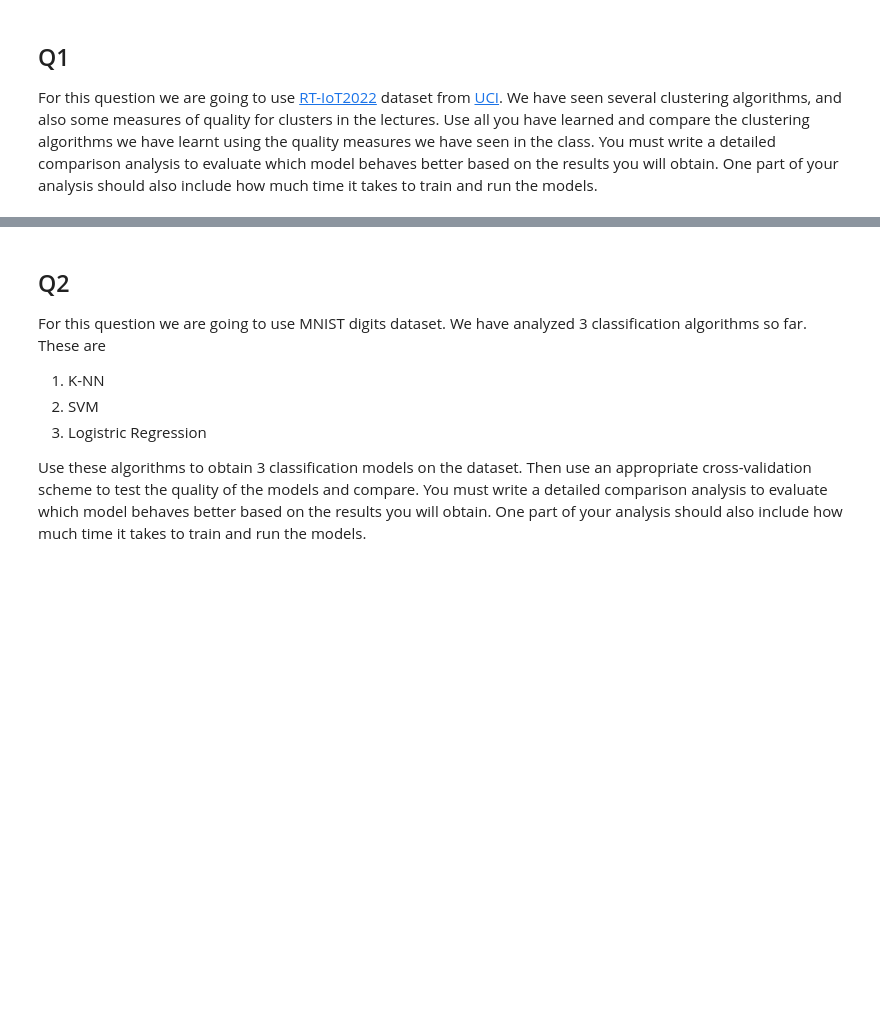
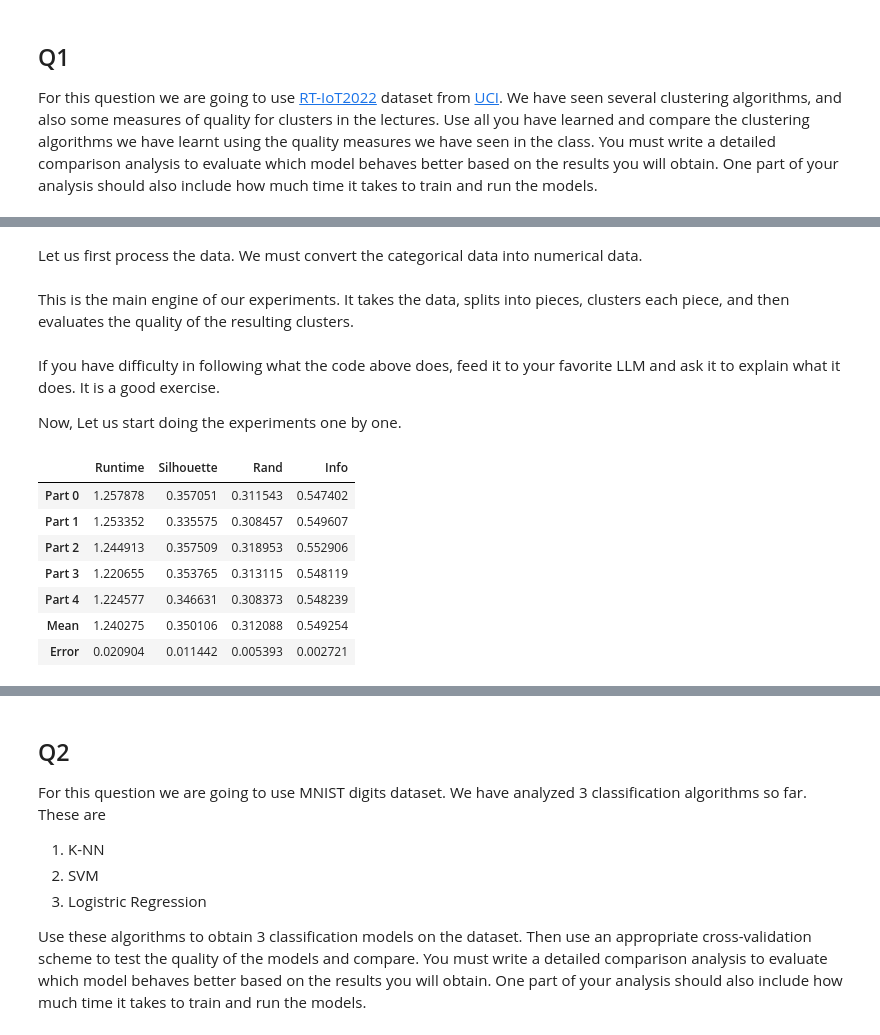
Before and after one commit to kaygun/MYZ309E, a Jupyter notebook: HWs/HW2.ipynb, the cells around one changed output, grey strips where cells are left out. Saved outputs shown, nothing was run; the diff lists cells and outputs as text; code cells hidden in the pictures; blank space fills up the shorter version.

```diff
--- a/HWs/HW2.ipynb
+++ b/HWs/HW2.ipynb
@@ -43,6 +55,9 @@ For this question we are going to use [RT-IoT2022](https://archive.ics.uci.edu/d
 # %%
-rt_iot2022 = fetch_ucirepo(id=942)
+#rt_iot2022 = fetch_ucirepo(id=942)
 
-X = rt_iot2022.data.features
-y = rt_iot2022.data.targets
-y = y.to_numpy().reshape(-1)
+rt_iot2022 = pd.read_csv('../data/RT_IOT2022.csv')
+processed = rt_iot2022.sample(frac=1, random_state=42).reset_index(drop=True)
+X = rt_iot2022.iloc[:,1:84]
+y = np.array(rt_iot2022.iloc[:,84])
+# %% [markdown]
+Let us first process the data. We must convert the categorical data into numerical data.
@@ -48,0 +77,51 @@ y = y.to_numpy().reshape(-1)
+# %% [markdown]
+This is the main engine of our experiments. It takes the data, splits into pieces, clusters each piece, and then evaluates the quality of the resulting clusters.
+# %%
+def error_bound(data, confidence=0.95):
+    n = len(data)
+    mean = np.mean(data)
+    std_err = np.std(data, ddof=1) / np.sqrt(n)
+    margin = std_err * st.t.ppf((1 + confidence) / 2, n - 1)
+    return mean, margin
+
+def clustering_experiment(model, X, y, pieces=5):
+    N = X.shape[0]
+    rng = np.random.default_rng()
+    permuted_indices = rng.permutation(N)
+    indices = [int(x) for x in np.linspace(0, 1, pieces+1)*N]
+    results = {'Runtime': [],
+               'Silhouette': [],
+               'Rand': [],
+               'Info': []}
+    for i,j in zip(indices,indices[1:]):
+        X_part = X[permuted_indices[i:j],:]
+        y_part = y[permuted_indices[i:j]]
+        start_time = time.time()
+        labels = model.fit_predict(X_part)
+        end_time = time.time()
+        results['Runtime'].append(end_time - start_time)
+        results['Silhouette'].append(silhouette_score(X_part, labels))
+        results['Rand'].append(adjusted_rand_score(y_part, labels))
+        results['Info'].append(normalized_mutual_info_score(y_part, labels))
+
+    for x in results.keys():
+        mean, margin = error_bound(results[x])
+        results[x].extend([mean, margin])
+
+    rows = [f'Part {i}' for i in range(pieces)] + ['Mean', 'Error']
+    return pd.DataFrame(results,index=rows)
+# %% [markdown]
+If you have difficulty in following what the code above does, feed it to your favorite LLM and ask it to explain what it does. It is a good exercise.
+
+Now, Let us start doing the experiments one by one.
+# %%
+clustering_experiment(DBSCAN(eps=0.5, min_samples=5),X_processed,y)
+# %% [output]
+|  | Runtime | Silhouette | Rand | Info |
+| Part 0 | 1.257878 | 0.357051 | 0.311543 | 0.547402 |
+| Part 1 | 1.253352 | 0.335575 | 0.308457 | 0.549607 |
+| Part 2 | 1.244913 | 0.357509 | 0.318953 | 0.552906 |
+| Part 3 | 1.220655 | 0.353765 | 0.313115 | 0.548119 |
+| Part 4 | 1.224577 | 0.346631 | 0.308373 | 0.548239 |
+| Mean | 1.240275 | 0.350106 | 0.312088 | 0.549254 |
+| Error | 0.020904 | 0.011442 | 0.005393 | 0.002721 |
```
Also changed, not shown: parts of 30 cells of this notebook.
